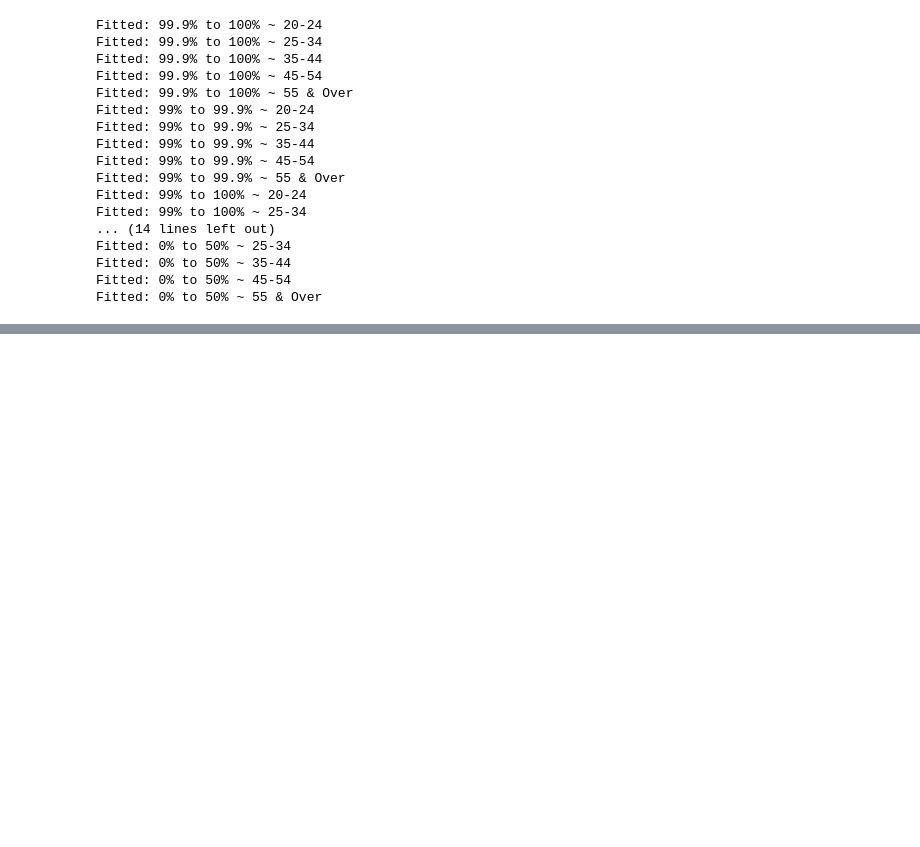
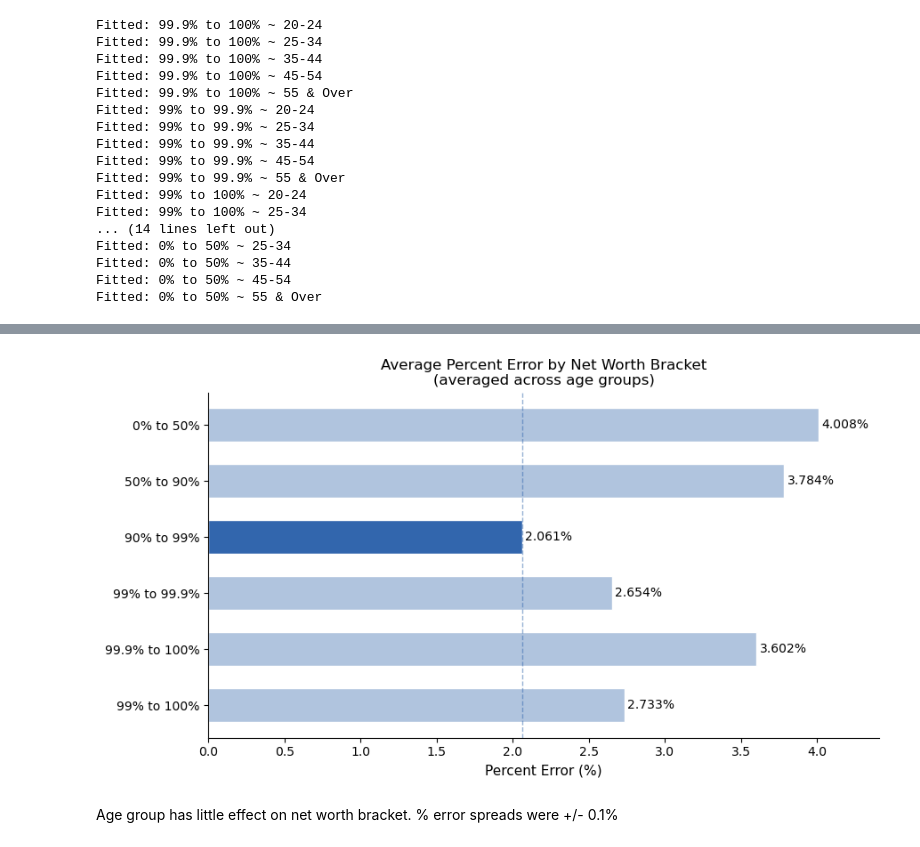
Before and after one commit to Taran-Gupta/DS4002_Project2, a Jupyter notebook: Scripts/Predictive_Anaylsis.ipynb, the cells around one changed output, grey strips where cells are left out. Saved outputs shown, nothing was run; the diff lists cells and outputs as text; code cells hidden in the pictures; blank space fills up the shorter version.

```diff
--- a/Scripts/Predictive_Anaylsis.ipynb
+++ b/Scripts/Predictive_Anaylsis.ipynb
@@ -168,0 +196,54 @@ print(results_df)
+# %%
+# visualize the average percent error by net worth bracket
+
+# create brackets
+from matplotlib import colors
+
+
+brackets = [
+    "0% to 50%",
+    "50% to 90%",
+    "90% to 99%",
+    "99% to 99.9%",
+    "99.9% to 100%",
+    "99% to 100%"
+]
+
+# Average percent error across all age groups per bracket
+# DONE WITH AI to get averages
+pct_errors = [
+    (4.011 + 4.011 + 4.012 + 3.998 + 4.008) / 5,  # 0–50%
+    (3.782 + 3.789 + 3.791 + 3.776 + 3.782) / 5,  # 50–90%
+    (2.062 + 2.058 + 2.065 + 2.059 + 2.063) / 5,  # 90–99%
+    (2.653 + 2.657 + 2.655 + 2.654 + 2.650) / 5,  # 99–99.9%
+    (3.598 + 3.607 + 3.609 + 3.593 + 3.604) / 5,  # 99.9–100%
+    (2.733 + 2.735 + 2.736 + 2.728 + 2.734) / 5,  # 99–100%
+]
+
+colors = ["#3266ad" if v == min(pct_errors) else "#b0c4de" for v in pct_errors]
+
+# create a horizontal bar chart to visualize the percent errors by bracket
+fig, ax = plt.subplots(figsize=(9, 5))
+bars = ax.barh(brackets, pct_errors, color=colors, edgecolor="white", height=0.6)
+
+# add percent error labels to the bars
+for bar, val in zip(bars, pct_errors):
+    ax.text(val + 0.02, bar.get_y() + bar.get_height() / 2,
+            f"{val:.3f}%", va="center", fontsize=10)
+
+# label plot and customize axes
+ax.set_xlabel("Percent Error (%)", fontsize=11)
+ax.set_title("Average Percent Error by Net Worth Bracket\n(averaged across age groups)", fontsize=12)
+ax.set_xlim(0, max(pct_errors) + 0.4)
+ax.axvline(min(pct_errors), color="#3266ad", linestyle="--", linewidth=1, alpha=0.5)
+ax.invert_yaxis()
+ax.spines[["top", "right"]].set_visible(False)
+
+# plot the figure
+plt.tight_layout()
+plt.savefig("percent_error_by_bracket.png", dpi=150)
+plt.show()
+# %% [output]
+[figure, added]
+# %% [markdown]
+Age group has little effect on net worth bracket. % error spreads were +/- 0.1%
```
Also changed, not shown: parts of 9 cells of this notebook, 20 other files.
